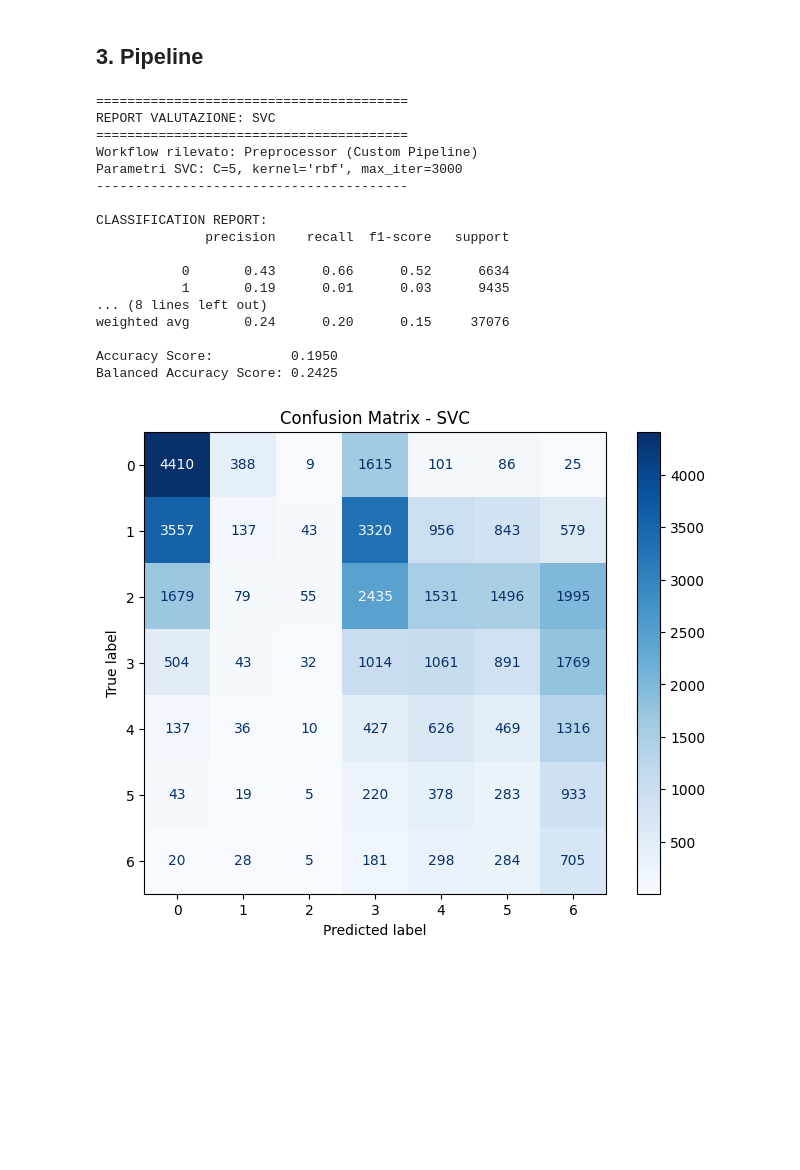
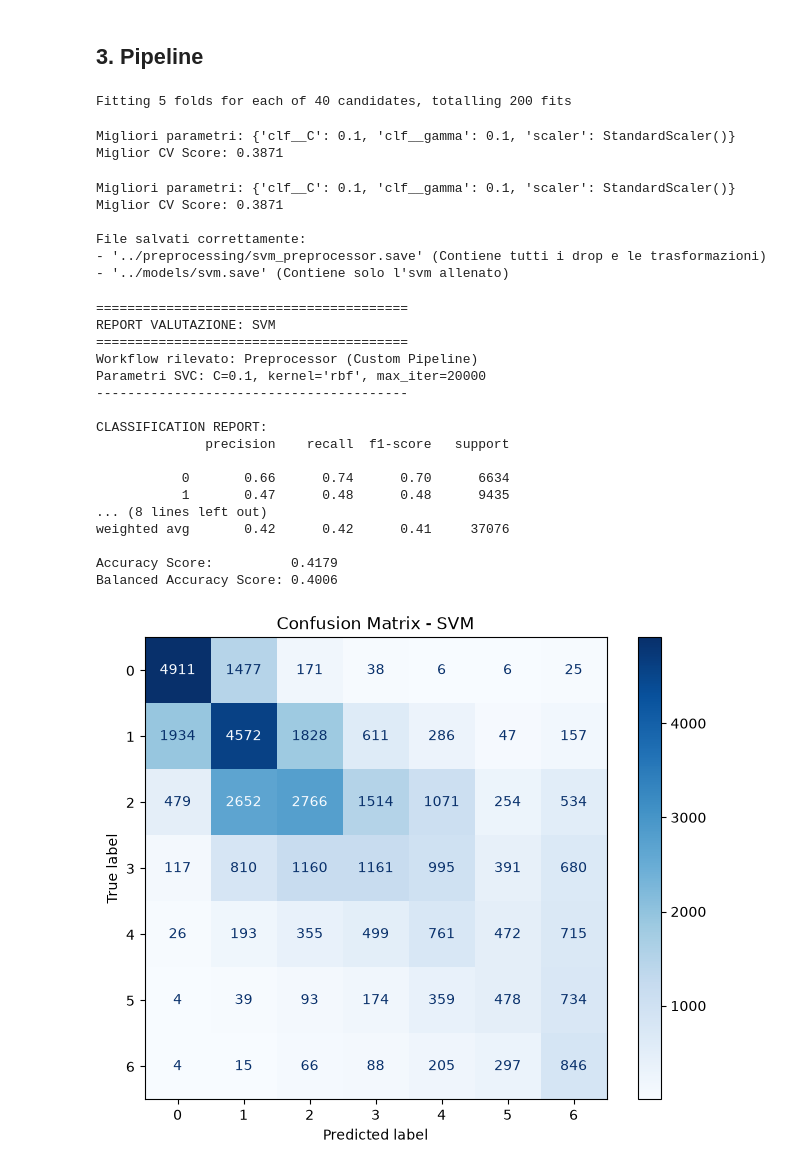
Before and after one commit to gabb-OS/loan-risk-rating-prediction, a Jupyter notebook: src/pipeline_svc.ipynb, the cells around one changed output. Cells and saved outputs as stored; diff of their text form; code cells hidden in the pictures; blank space fills up the shorter version.

Commit message:
svc end results

```diff
--- a/src/pipeline_svc.ipynb
+++ b/src/pipeline_svc.ipynb
@@ -180,33 +180,35 @@ os.makedirs(GRID_DIR, exist_ok=True)
 grid.fit(X_search, y_search)
 
 # 1. Oggetto grid completo (best_estimator_, best_params_, cv_results_)
-with open(os.path.join(GRID_DIR, "grid_svc.pkl"), "wb") as f:
+with open(os.path.join(GRID_DIR, "grid_svm.pkl"), "wb") as f:
     pickle.dump(grid, f)
 
 # 2. cv_results_ anche come CSV, leggero e leggibile senza sklearn
 cv_results_df = pd.DataFrame(grid.cv_results_)
-cv_results_df.to_csv(os.path.join(GRID_DIR, "grid_svc_cv_results.csv"), index=False)
+cv_results_df.to_csv(os.path.join(GRID_DIR, "grid_svm_cv_results.csv"), index=False)
 
 print("Grid salvata in:", GRID_DIR)
 print("\nMigliori parametri:", grid.best_params_)
 print(f"Miglior CV Score (balanced_accuracy): {grid.best_score_:.4f}")
+# %% [output]
+Fitting 5 folds for each of 40 candidates, totalling 200 fits
 # %%
 memory.clear(warn=False)
 # %%
 # cella opzionale per ripartire da qui senza rifittare,
 # se il kernel viene killato dopo il salvataggio
 
-with open("../models/grid_search/grid_svc.pkl", "rb") as f:
+with open("../models/grid_search/grid_svm.pkl", "rb") as f:
     grid = pickle.load(f)
 
-cv_results_df = pd.read_csv("../models/grid_search/grid_svc_cv_results.csv")
+cv_results_df = pd.read_csv("../models/grid_search/grid_svm_cv_results.csv")
 
 print("Migliori parametri:", grid.best_params_)
 print(f"Miglior CV Score: {grid.best_score_:.4f}")
+# %% [output]
+Migliori parametri: {'clf__C': 0.1, 'clf__gamma': 0.1, 'scaler': StandardScaler()}
+Miglior CV Score: 0.3871
 # %%
-import os
-import pickle
-
 # 1. Recuperiamo il miglior stimatore
 full_best_pipeline = grid.best_estimator_
 
@@ -227,8 +229,8 @@ os.makedirs(PREPROCESSOR_DIR, exist_ok=True)
 
 # 4. Salvataggio
 try:
-    preprocessor_path = os.path.join(PREPROCESSOR_DIR, "svc_preprocessor.save")
-    weights_path = os.path.join(WEIGHTS_DIR, "svc.save")
+    preprocessor_path = os.path.join(PREPROCESSOR_DIR, "svm_preprocessor.save")
+    weights_path = os.path.join(WEIGHTS_DIR, "svm.save")
 
     with open(preprocessor_path, "wb") as f:
         pickle.dump(preprocessing_part, f)
@@ -238,27 +240,34 @@ try:
 
     print("\nFile salvati correttamente:")
     print(f"- '{preprocessor_path}' (Contiene tutti i drop e le trasformazioni)")
-    print(f"- '{weights_path}' (Contiene solo l'SVC allenato)")
+    print(f"- '{weights_path}' (Contiene solo l'svm allenato)")
 except Exception as e:
     print(f"Errore durante il salvataggio: {e}")
+# %% [output]
+Migliori parametri: {'clf__C': 0.1, 'clf__gamma': 0.1, 'scaler': StandardScaler()}
+Miglior CV Score: 0.3871
+
+File salvati correttamente:
+- '../preprocessing/svm_preprocessor.save' (Contiene tutti i drop e le trasformazioni)
+- '../models/svm.save' (Contiene solo l'svm allenato)
 # %%
-evaluate_model(X_val, y_val, "svc")
+evaluate_model(X_val, y_val, "svm", model_dir="../models", preproc_dir="../preprocessing")
 # %% [output]
 ========================================
-REPORT VALUTAZIONE: SVC
+REPORT VALUTAZIONE: SVM
 ========================================
 Workflow rilevato: Preprocessor (Custom Pipeline)
-Parametri SVC: C=5, kernel='rbf', max_iter=3000
+Parametri SVC: C=0.1, kernel='rbf', max_iter=20000
 ----------------------------------------
 
 CLASSIFICATION REPORT:
               precision    recall  f1-score   support
 
-           0       0.43      0.66      0.52      6634
-           1       0.19      0.01      0.03      9435
+           0       0.66      0.74      0.70      6634
+           1       0.47      0.48      0.48      9435
 ... (8 lines left out)
-weighted avg       0.24      0.20      0.15     37076
+weighted avg       0.42      0.42      0.41     37076
 
-Accuracy Score:          0.1950
-Balanced Accuracy Score: 0.2425
+Accuracy Score:          0.4179
+Balanced Accuracy Score: 0.4006
-[figure, old version]
+[figure, new version]
```
Also changed, not shown: parts of 1 cell of this notebook.
